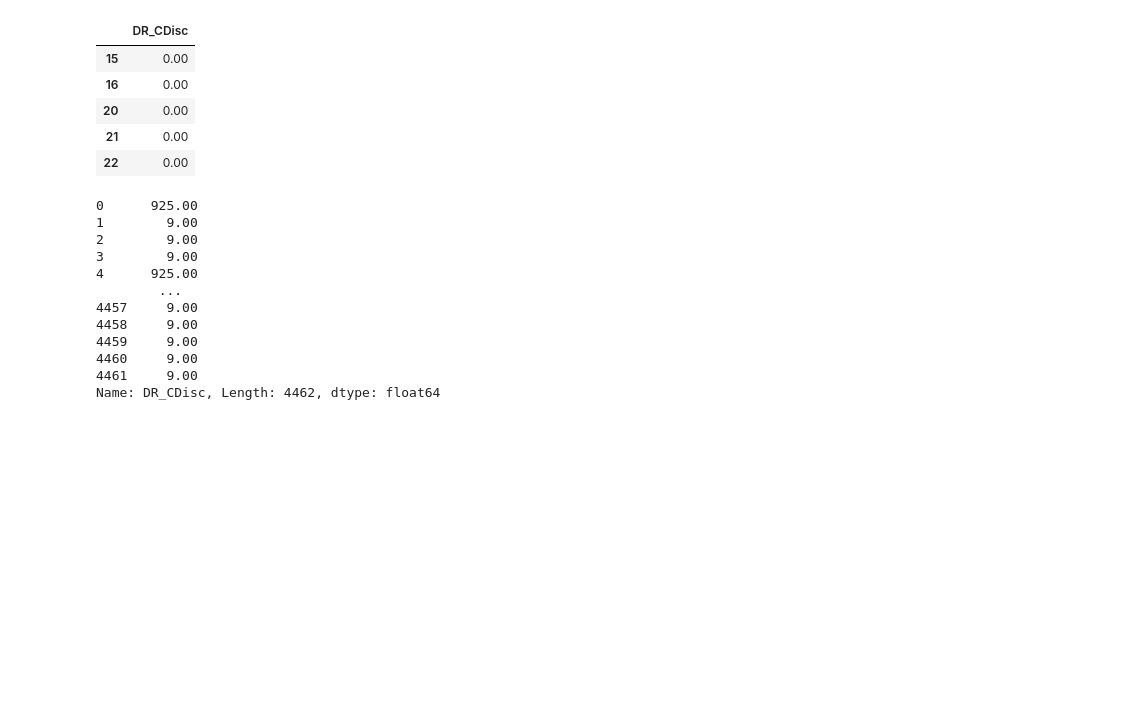
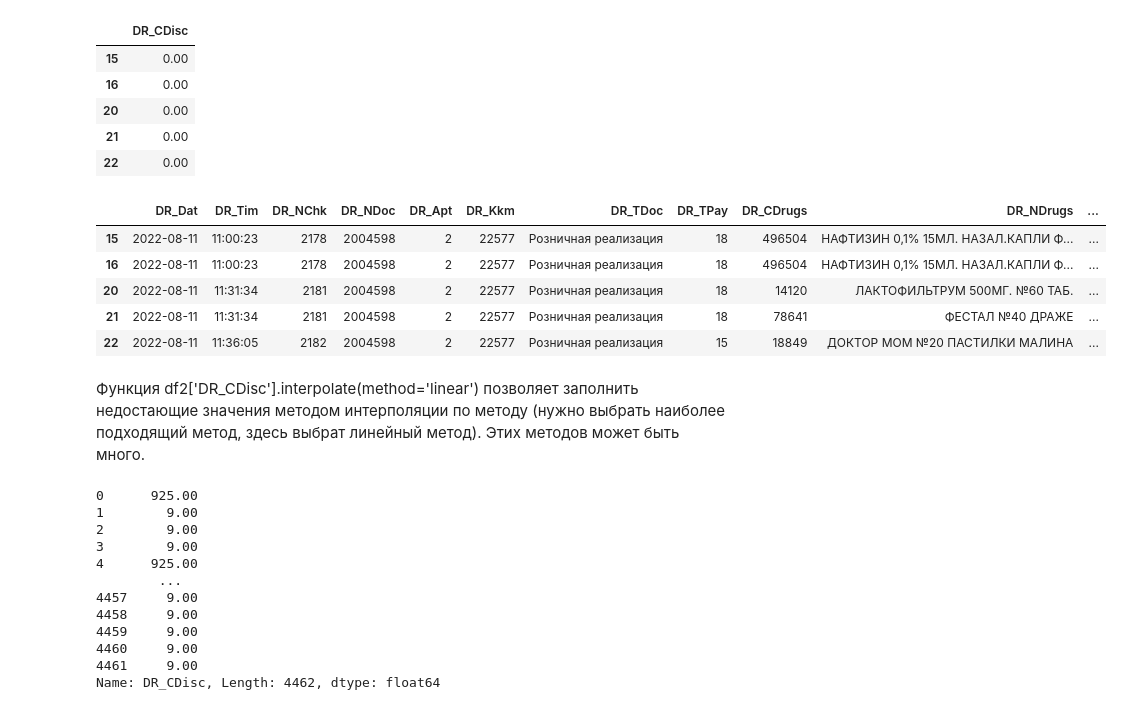
Before and after one commit to Vadim-Dubrovskii/Vadim-Learn, a Jupyter notebook: data/explore.ipynb, the cells around one changed output. Cells and saved outputs as stored; diff of their text form; code cells hidden in the pictures; blank space fills up the shorter version.

```diff
--- a/data/explore.ipynb
+++ b/data/explore.ipynb
@@ -449,6 +560,17 @@ df3.fillna(0).head(5)[['DR_CDisc']]
 | 20 | 0.00 |
 | 21 | 0.00 |
 | 22 | 0.00 |
+# %%
+df3.head()
+# %% [output]
+|  | DR_Dat | DR_Tim | DR_NChk | DR_NDoc | DR_Apt | DR_Kkm | DR_TDoc | DR_TPay | DR_CDrugs | DR_NDrugs | ... |
+| 15 | 2022-08-11 | 11:00:23 | 2178 | 2004598 | 2 | 22577 | Розничная реализация | 18 | 496504 | НАФТИЗИН 0,1% 15МЛ. НАЗАЛ.КАПЛИ Ф... | ... |
+| 16 | 2022-08-11 | 11:00:23 | 2178 | 2004598 | 2 | 22577 | Розничная реализация | 18 | 496504 | НАФТИЗИН 0,1% 15МЛ. НАЗАЛ.КАПЛИ Ф... | ... |
+| 20 | 2022-08-11 | 11:31:34 | 2181 | 2004598 | 2 | 22577 | Розничная реализация | 18 | 14120 | ЛАКТОФИЛЬТРУМ 500МГ. №60 ТАБ. | ... |
+| 21 | 2022-08-11 | 11:31:34 | 2181 | 2004598 | 2 | 22577 | Розничная реализация | 18 | 78641 | ФЕСТАЛ №40 ДРАЖЕ | ... |
+| 22 | 2022-08-11 | 11:36:05 | 2182 | 2004598 | 2 | 22577 | Розничная реализация | 15 | 18849 | ДОКТОР МОМ №20 ПАСТИЛКИ МАЛИНА | ... |
+# %% [markdown]
+Функция df2['DR_CDisc'].interpolate(method='linear') позволяет заполнить недостающие значения методом интерполяции по методу (нужно выбрать наиболее подходящий метод, здесь выбрат линейный метод). Этих методов может быть много.
 # %%
 df2['DR_CDisc'].interpolate(method='linear')
 # %% [output]
```
Also changed, not shown: parts of 44 cells of this notebook.
